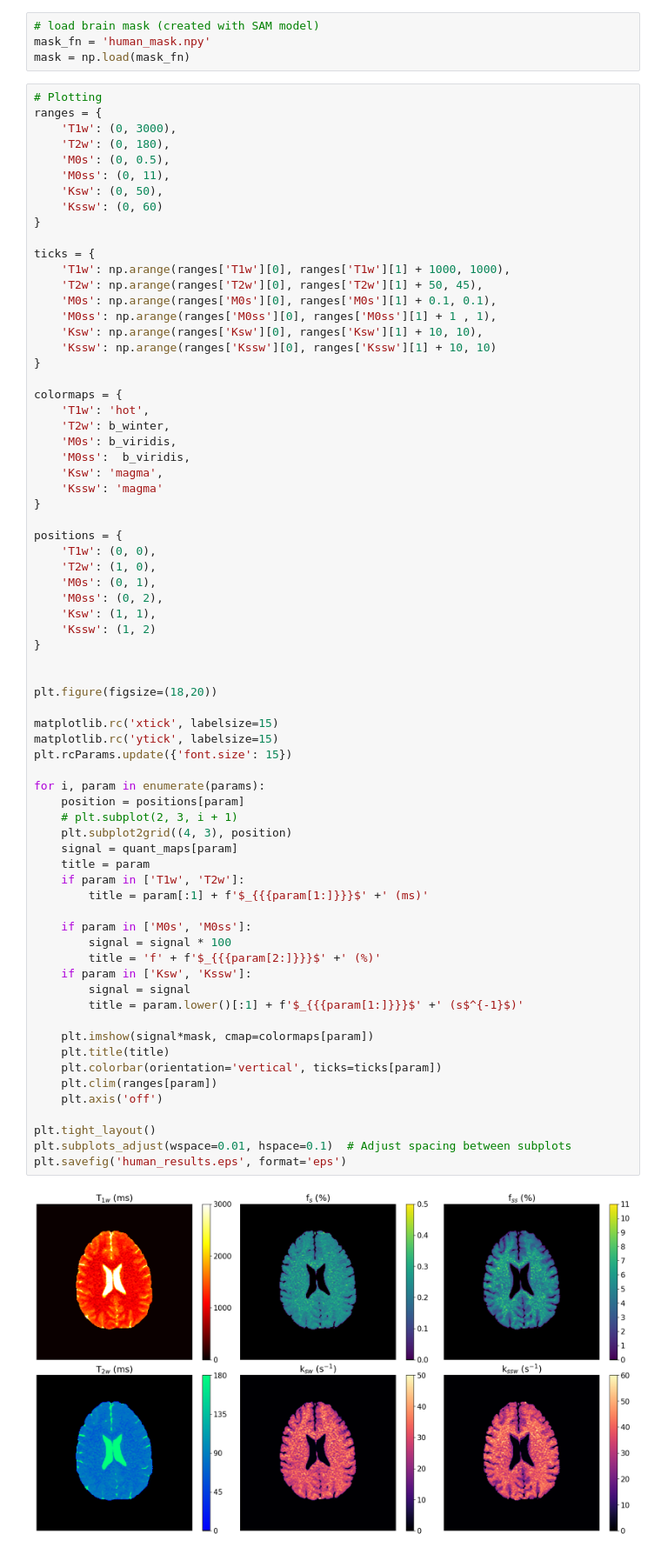
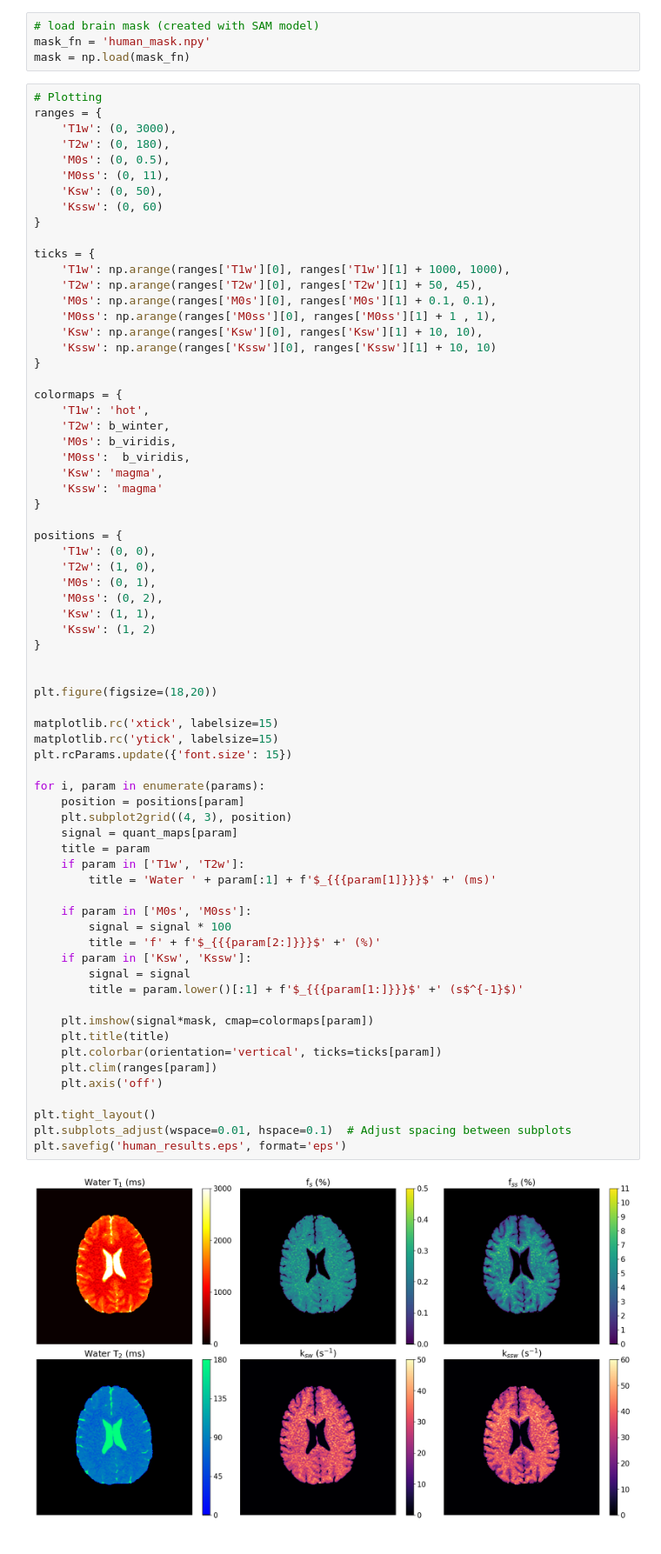
Before and after one commit to momentum-laboratory/molecular-mrf, a Jupyter notebook: human_example/inference.ipynb, the cells around one changed output. Shown at 87% size. Cells and saved outputs as stored; diff of their text form.

Commit message:
fix human example T1w -> Water T1, created supplementary folder

```diff
--- a/human_example/inference.ipynb
+++ b/human_example/inference.ipynb
@@ -130,33 +130,32 @@ positions = {
 plt.figure(figsize=(18,20))
 
 matplotlib.rc('xtick', labelsize=15)
 matplotlib.rc('ytick', labelsize=15)
 plt.rcParams.update({'font.size': 15})
 
 for i, param in enumerate(params):
     position = positions[param]
-    # plt.subplot(2, 3, i + 1)
     plt.subplot2grid((4, 3), position)
     signal = quant_maps[param]
     title = param
     if param in ['T1w', 'T2w']:
-        title = param[:1] + f'$_{{{param[1:]}}}$' +' (ms)'
+        title = 'Water ' + param[:1] + f'$_{{{param[1]}}}$' +' (ms)'
 
     if param in ['M0s', 'M0ss']:
         signal = signal * 100
         title = 'f' + f'$_{{{param[2:]}}}$' +' (%)'
     if param in ['Ksw', 'Kssw']:
         signal = signal
         title = param.lower()[:1] + f'$_{{{param[1:]}}}$' +' (s$^{-1}$)'
 
     plt.imshow(signal*mask, cmap=colormaps[param])
     plt.title(title)
     plt.colorbar(orientation='vertical', ticks=ticks[param])
     plt.clim(ranges[param])
     plt.axis('off')
 
 plt.tight_layout()
 plt.subplots_adjust(wspace=0.01, hspace=0.1)  # Adjust spacing between subplots
 plt.savefig('human_results.eps', format='eps')
 # %% [output]
-[figure, old version]
+[figure, new version]
```
Also changed, not shown: parts of 1 cell of this notebook, 2 other files.
